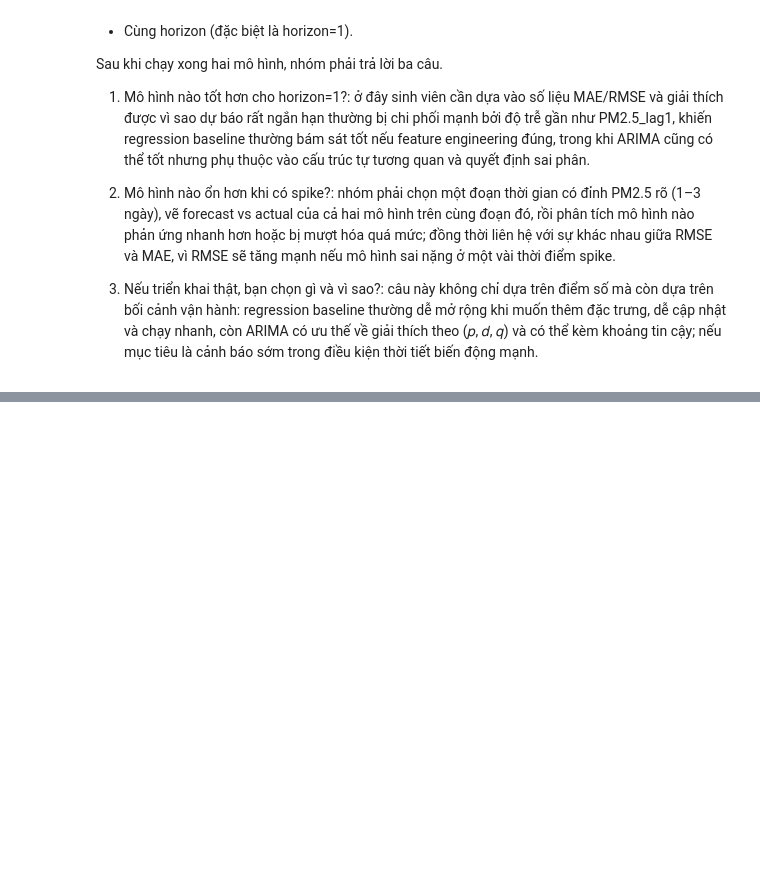
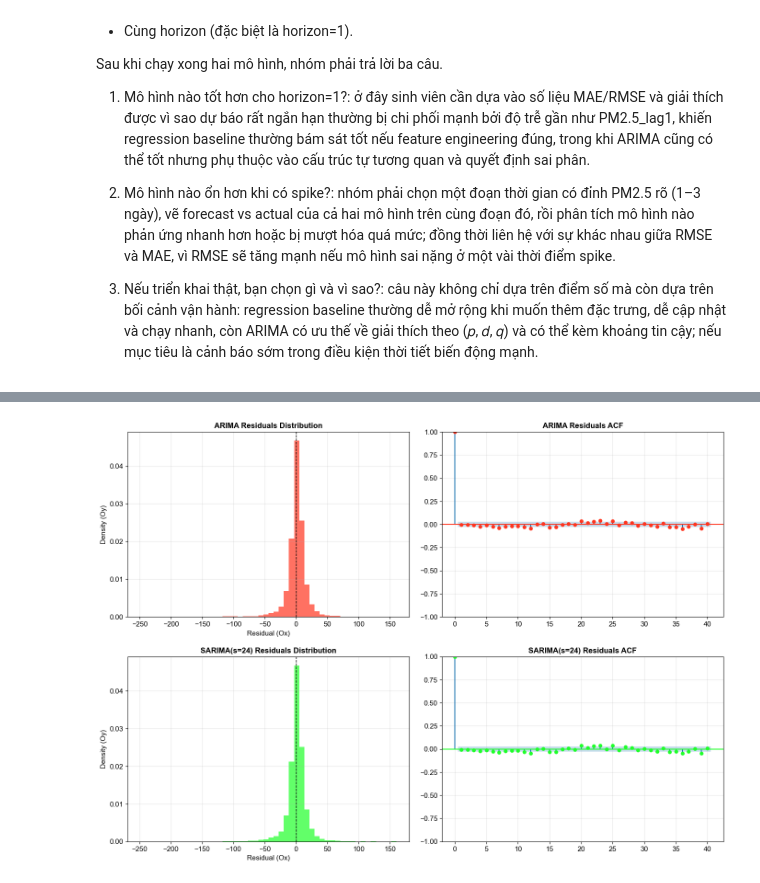
Before and after one commit to ThanhTung-KHMT-1701/AirQuality_TimeSeries, a Jupyter notebook: notebooks/Topic.ipynb, the cells around one changed output, grey strips where cells are left out. Drawn from its saved outputs; the diff is of its cells as text; code cells hidden in the pictures; blank space fills up the shorter version.

```diff
--- a/notebooks/Topic.ipynb
+++ b/notebooks/Topic.ipynb
@@ -170,0 +824,77 @@ except Exception as e:
+# %%
+# ============================================================
+# STEP 9: RESIDUAL DIAGNOSTICS
+# ============================================================
+print("\n" + "="*60)
+print("STEP 9: Residual Diagnostics - Kiểm tra White Noise")
+print("="*60)
+
+fig, axes = plt.subplots(2, 2, figsize=(14, 10))
+
+# ARIMA Residuals
+resid_arima = fit_arima.resid
+
+# Histogram of ARIMA residuals
+axes[0, 0].hist(resid_arima, bins=50, color=COLOR_RED, alpha=0.7, density=True)
+axes[0, 0].axvline(x=0, color='black', linestyle='--', linewidth=1)
+axes[0, 0].set_title('ARIMA Residuals Distribution', fontsize=12, fontweight='bold')
+axes[0, 0].set_xlabel('Residual (Ox)', fontsize=11)
+axes[0, 0].set_ylabel('Density (Oy)', fontsize=11)
+axes[0, 0].grid(True, alpha=0.3)
+
+# ACF of ARIMA residuals
+plot_acf(resid_arima, lags=40, ax=axes[0, 1], color=COLOR_RED, alpha=0.05)
+axes[0, 1].set_title('ARIMA Residuals ACF', fontsize=12, fontweight='bold')
+axes[0, 1].grid(True, alpha=0.3)
+
+# SARIMA Residuals
+resid_sarima = fit_sarima_24.resid
+
+# Histogram of SARIMA residuals
+axes[1, 0].hist(resid_sarima, bins=50, color=COLOR_GREEN, alpha=0.7, density=True)
+axes[1, 0].axvline(x=0, color='black', linestyle='--', linewidth=1)
+axes[1, 0].set_title('SARIMA(s=24) Residuals Distribution', fontsize=12, fontweight='bold')
+axes[1, 0].set_xlabel('Residual (Ox)', fontsize=11)
+axes[1, 0].set_ylabel('Density (Oy)', fontsize=11)
+axes[1, 0].grid(True, alpha=0.3)
+
+# ACF of SARIMA residuals
+plot_acf(resid_sarima, lags=40, ax=axes[1, 1], color=COLOR_GREEN, alpha=0.05)
+axes[1, 1].set_title('SARIMA(s=24) Residuals ACF', fontsize=12, fontweight='bold')
+axes[1, 1].grid(True, alpha=0.3)
+
+plt.tight_layout(pad=1.5)
+plt.savefig('../images/Topic_residual_diagnostics.png', dpi=150, bbox_inches='tight')
+plt.show()
+
+# Statistical summary
+print("\n📊 Residual Statistics:")
+print(f"\n   ARIMA Residuals:")
+print(f"     Mean: {resid_arima.mean():.4f} (should be ~0)")
+print(f"     Std: {resid_arima.std():.4f}")
+
+print(f"\n   SARIMA(s=24) Residuals:")
+print(f"     Mean: {resid_sarima.mean():.4f} (should be ~0)")
+print(f"     Std: {resid_sarima.std():.4f}")
+
+# Ljung-Box test for white noise
+from statsmodels.stats.diagnostic import acorr_ljungbox
+lb_arima = acorr_ljungbox(resid_arima, lags=[10, 20], return_df=True)
+lb_sarima = acorr_ljungbox(resid_sarima, lags=[10, 20], return_df=True)
+
+print(f"\n📊 Ljung-Box Test (H0: Residuals are white noise):")
+print(f"\n   ARIMA p-values: lag10={lb_arima['lb_pvalue'].iloc[0]:.4f}, lag20={lb_arima['lb_pvalue'].iloc[1]:.4f}")
+print(f"   SARIMA p-values: lag10={lb_sarima['lb_pvalue'].iloc[0]:.4f}, lag20={lb_sarima['lb_pvalue'].iloc[1]:.4f}")
+print("   (p > 0.05 → Residuals are white noise → Model captured main structure)")
+
+# Lưu residual statistics ra CSV
+residual_stats_df = pd.DataFrame({
+    'Model': ['ARIMA', 'SARIMA(s=24)'],
+    'Residual_Mean': [resid_arima.mean(), resid_sarima.mean()],
+    'Residual_Std': [resid_arima.std(), resid_sarima.std()],
+    'LjungBox_lag10_pvalue': [lb_arima['lb_pvalue'].iloc[0], lb_sarima['lb_pvalue'].iloc[0]],
+    'LjungBox_lag20_pvalue': [lb_arima['lb_pvalue'].iloc[1], lb_sarima['lb_pvalue'].iloc[1]]
+})
+residual_stats_df.to_csv('../data/processed/Topic_residual_statistics.csv', index=False)
+print("\n✅ Saved: Topic_residual_statistics.csv")
+# %% [output]
@@ -170,0 +904 @@ except Exception as e:
+[figure, added]
```
Also changed, not shown: parts of 15 cells of this notebook, 30 other files.
